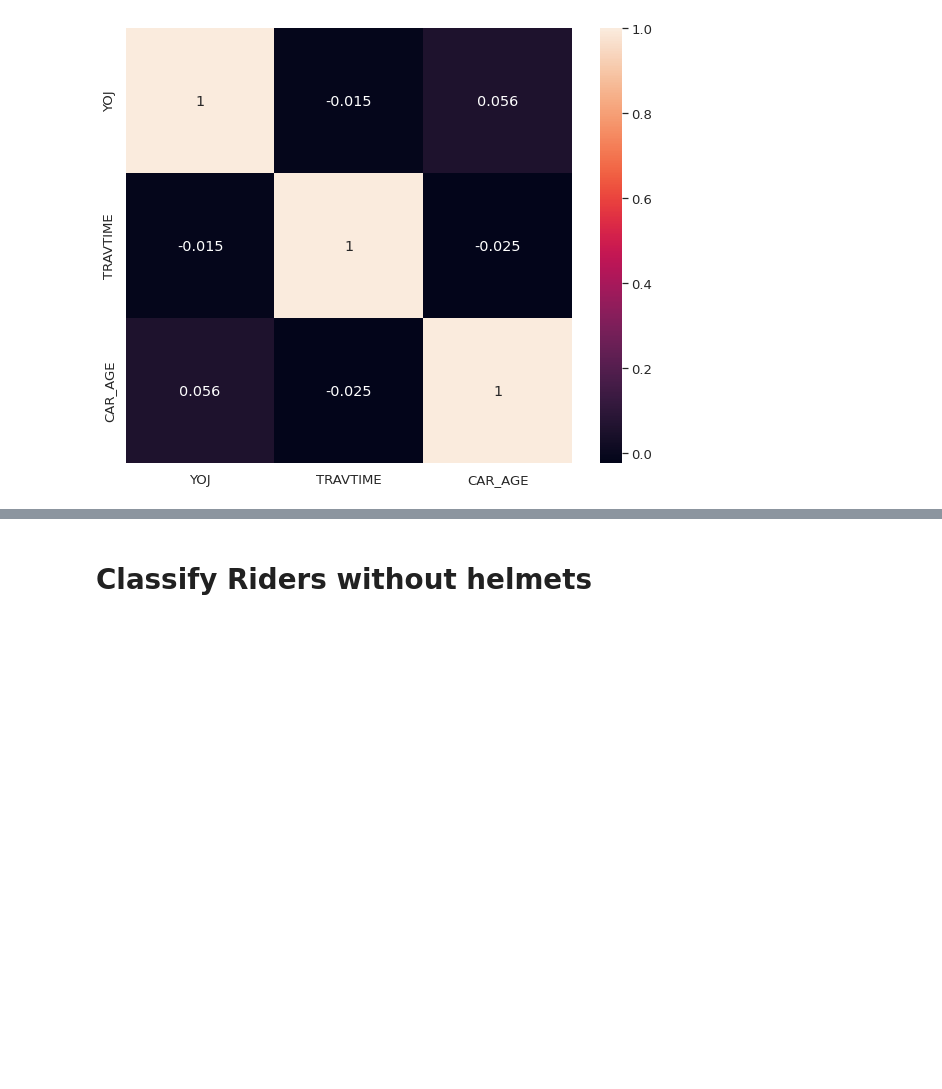
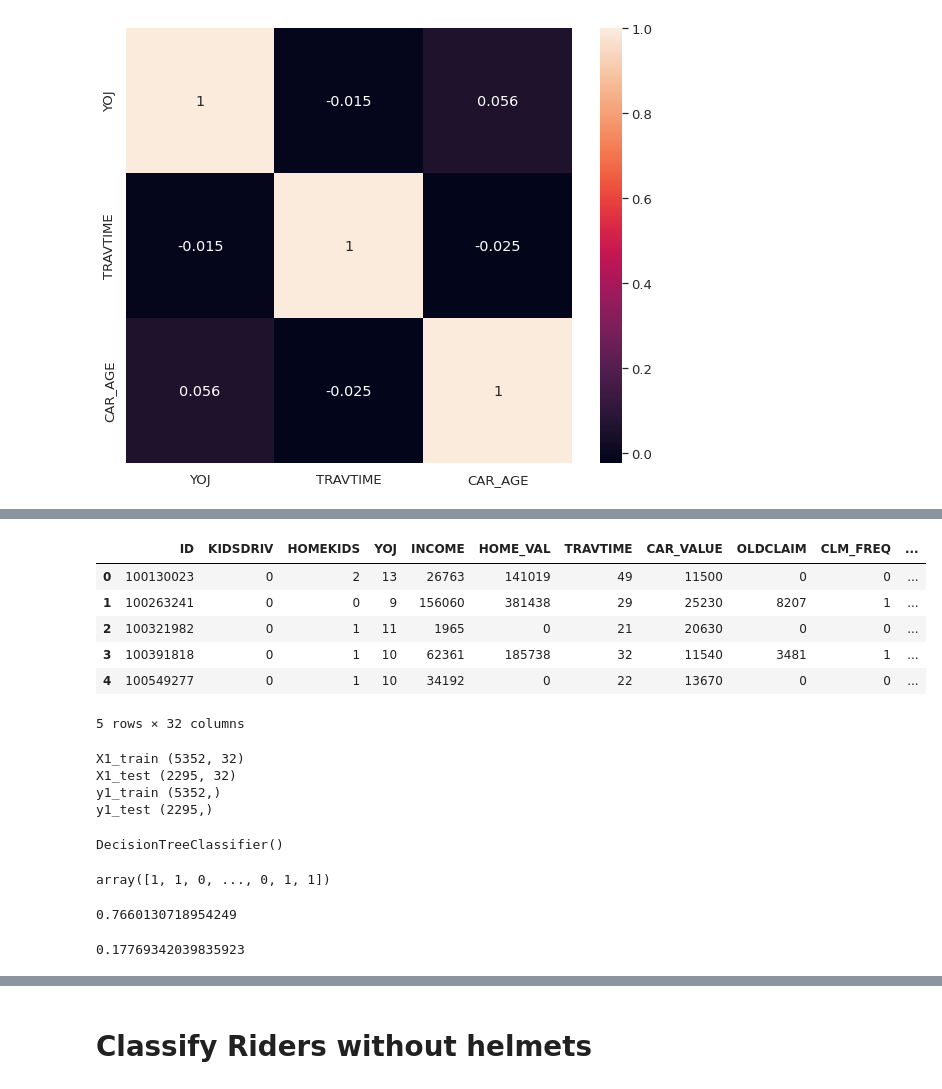
Before and after one commit to Suvodeep-Das/Diamond-Pricing-Model, a Jupyter notebook: MachineGeeks.ipynb, the cells around one changed output, grey strips where cells are left out. Drawn from its saved outputs; the diff is of its cells as text; code cells hidden in the pictures; blank space fills up the shorter version.

```diff
--- a/MachineGeeks.ipynb
+++ b/MachineGeeks.ipynb
@@ -589,0 +625,12 @@ sns.heatmap(df2[['YOJ', 'INCOME', 'HOME_VAL', 'TRAVTIME', 'CAR_VALUE', 'CAR_AGE'
+# %%
+X1 = df2.drop(['Highly Urban/ Urban'], axis = 1)
+y1 = df2.pop("Highly Urban/ Urban")
+X1.head()
+# %% [output]
+|  | ID | KIDSDRIV | HOMEKIDS | YOJ | INCOME | HOME_VAL | TRAVTIME | CAR_VALUE | OLDCLAIM | CLM_FREQ | ... |
+| 0 | 100130023 | 0 | 2 | 13 | 26763 | 141019 | 49 | 11500 | 0 | 0 | ... |
+| 1 | 100263241 | 0 | 0 | 9 | 156060 | 381438 | 29 | 25230 | 8207 | 1 | ... |
+| 2 | 100321982 | 0 | 1 | 11 | 1965 | 0 | 21 | 20630 | 0 | 0 | ... |
+| 3 | 100391818 | 0 | 1 | 10 | 62361 | 185738 | 32 | 11540 | 3481 | 1 | ... |
+| 4 | 100549277 | 0 | 1 | 10 | 34192 | 0 | 22 | 13670 | 0 | 0 | ... |
+5 rows × 32 columns
@@ -589,0 +641,30 @@ sns.heatmap(df2[['YOJ', 'INCOME', 'HOME_VAL', 'TRAVTIME', 'CAR_VALUE', 'CAR_AGE'
+# %%
+print('X1_train',X1_train.shape)
+print('X1_test',X1_test.shape)
+print('y1_train',y1_train.shape)
+print('y1_test',y1_test.shape)
+# %% [output]
+X1_train (5352, 32)
+X1_test (2295, 32)
+y1_train (5352,)
+y1_test (2295,)
+# %%
+model1 = tree.DecisionTreeClassifier()
+model1.fit(X1_train, y1_train)
+# %% [output]
+DecisionTreeClassifier()
+# %%
+model1.predict(X1_test)
+# %% [output]
+array([1, 1, 0, ..., 0, 1, 1])
+# %%
+model1.score(X1_test, y1_test)
+# %% [output]
+0.7660130718954249
+# %%
+from sklearn.linear_model import LinearRegression
+lr_clf = LinearRegression()
+lr_clf.fit(X1_train,y1_train)
+lr_clf.score(X1_test,y1_test)
+# %% [output]
+0.17769342039835923
```
Also changed, not shown: parts of 9 cells of this notebook.
